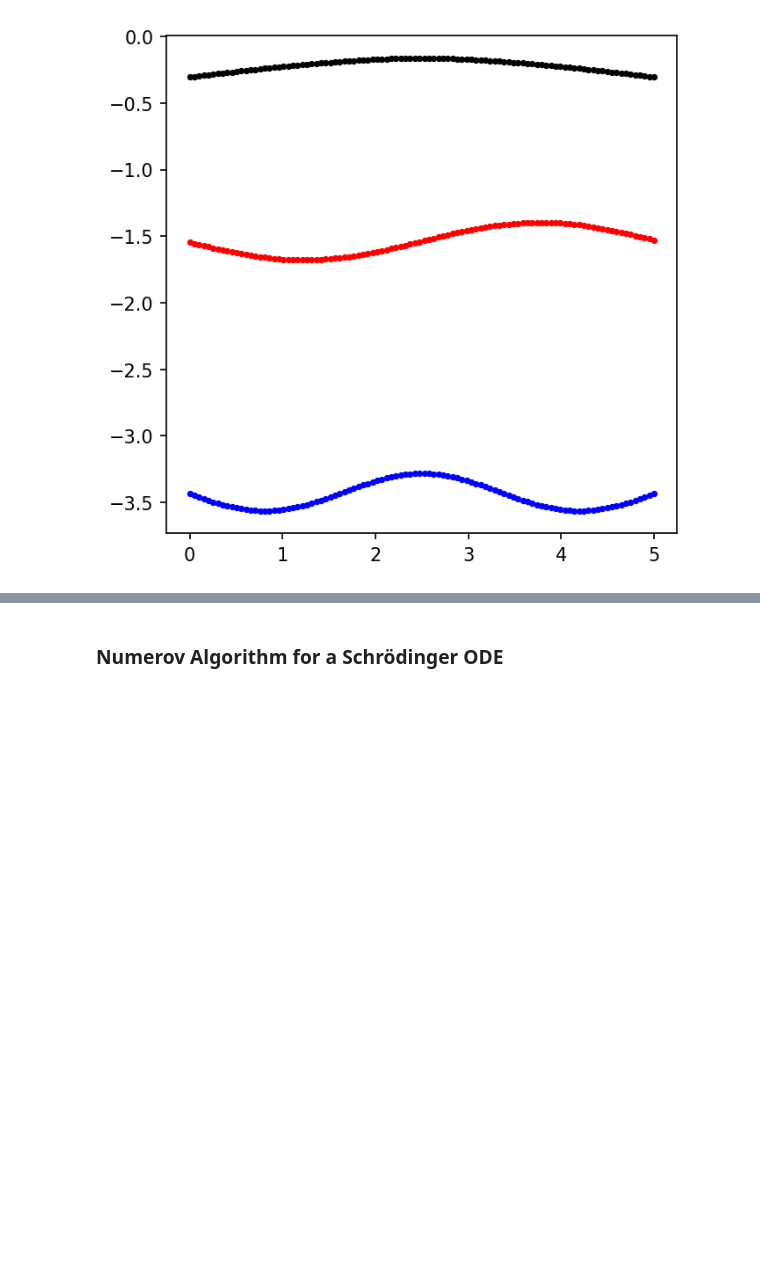
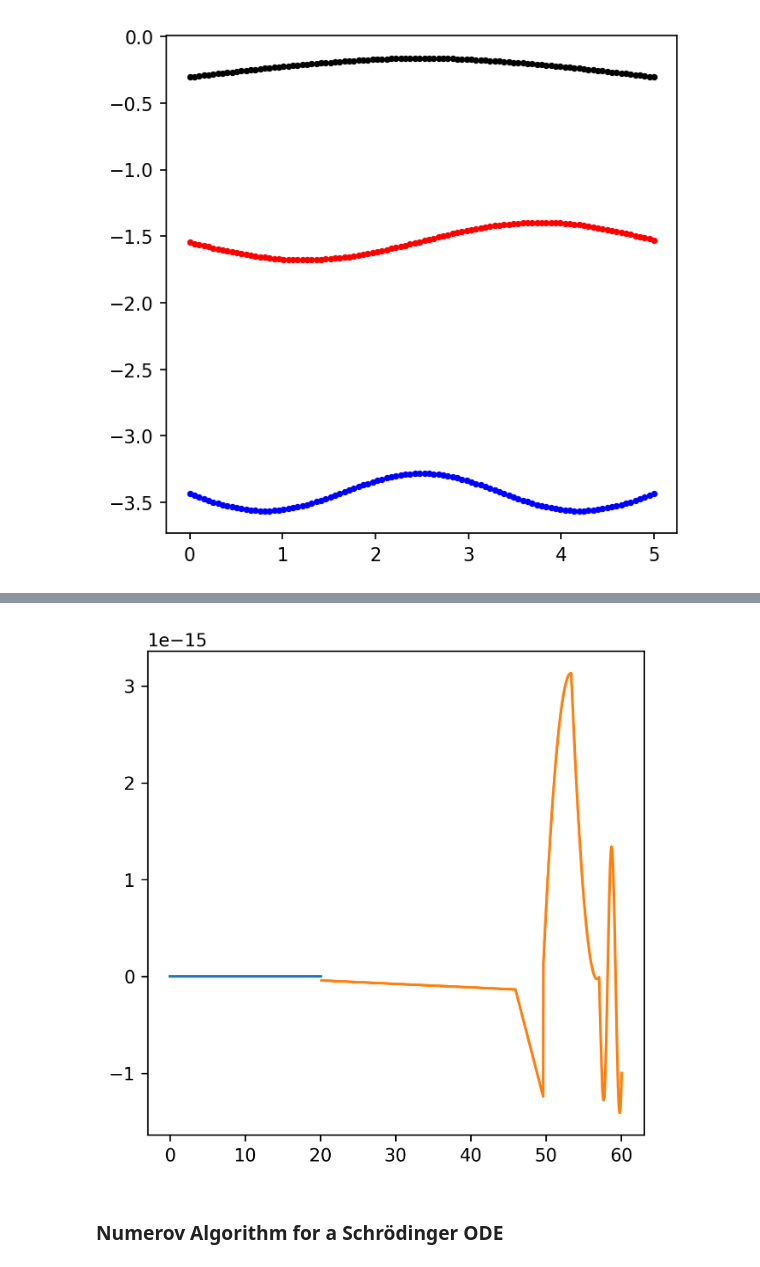
Before and after one commit to saturnaxis/CompPhysics, a Jupyter notebook: Chapter_7/Eigenvalues.ipynb, the cells around one changed output, grey strips where cells are left out. Cells and saved outputs as stored; diff of their text form; code cells hidden in the pictures; blank space fills up the shorter version.

```diff
--- a/Chapter_7/Eigenvalues.ipynb
+++ b/Chapter_7/Eigenvalues.ipynb
@@ -485,2 +507,87 @@ ax.plot(x_pos,second_excited_state,'b.',ms=5);
+# %%
+import numpy as np
+from scipy.integrate import odeint
+import matplotlib.pyplot as plt
+
+#hbar = 1
+#mass = 1
+const = hbar/mass**2 #0.4829
+
+eps = 0.001
+n_steps = 1501
+E = -10.0 #initial guess
+h = 0.04
+count_max = 100
+Emax, Emin = 1.1*E, E/1.1
+
+def func(y,x,E):
+    #x = position along wave function
+    #y = [psi(x), dpsi(x)/dx]
+    F = np.zeros(2) #[dpsi(x)/dx, d^2psi(x)/dx^2]
+    F[0] = y[1]
+    F[1] = const*(E-V(x))*y[0] #from Schrodinger eqn
+    return F
+
+def V(x):
+    #potential at a given x
+    if np.abs(x)<10.:
+        return -16.
+    else:
+        return 0.
+
+def diff(E,h):
+    y = np.zeros(2)
+    y_L, y_R = np.zeros(2), np.zeros(2)
+    i_match = 500
+    nL = i_match + 1
+    y[0] = 1e-15
+    y[1] = y[0]*np.sqrt(-E*const)
+    #evaluate from -x_max to x_match
+    x = h*np.arange(0,nL+1,1)
+    y_L = odeint(func,y0=y,t=x,args=(E,))
+    y_L = y_L[-1,:]
+    left = y_L[1]/y_L[0]
+    #evaluate from x_max to x_match
+    x = h*np.arange(n_steps,nL+1,-1)
+    y_R = odeint(func,y0=y,t=x,args=(E,))
+    y_R = y_R[-1,:]
+    right = y_R[1]/y_R[0]
+    return (left - right)/(left + right) #logarithmic derivative
+
+def plot(E,h):
+    fig = plt.figure(figsize=(5,5),dpi=300)
+    ax = fig.add_subplot(111)
+
+    y = np.zeros(2)
+    y_L, y_R = np.zeros(2), np.zeros(2)
+    i_match = 500
+    nL = i_match + 1
+    y[0] = 1e-40
+    y[1] = -y[0]*np.sqrt(-E*const)
+    #evaluate from -x_max to x_match
+    x = h*np.arange(0,nL+1,1)
+    y_L = odeint(func,y0=y,t=x,args=(E,))
+    ax.plot(x,y_L[:,0])
+
+    y[0] = -1e-15
+    y[1] = -y[0]*np.sqrt(-E*const)
+    #evaluate from x_max to x_match
+    x = h*np.arange(n_steps,nL+1,-1)
+    y_R = odeint(func,y0=y,t=x,args=(E,))
+    ax.plot(x,y_R[:,0])
+
+for count in range(0, count_max + 1):
+    E = 0.5*(Emax + Emin)
+    Diff = diff(E,h)
+    Dmax = diff(Emax,h)
+    if Dmax*Diff > 0:
+        Emax = E
+    else:
+        Emin = E
+    if np.abs(Diff) < eps:
+        break #tolerance met stop iterating
+plot(E,h)
+# %% [output]
+[figure, added]
 # %% [markdown]
 ### Numerov Algorithm for a Schr&ouml;dinger ODE
```
Also changed, not shown: parts of 2 cells of this notebook, 10 other files.
